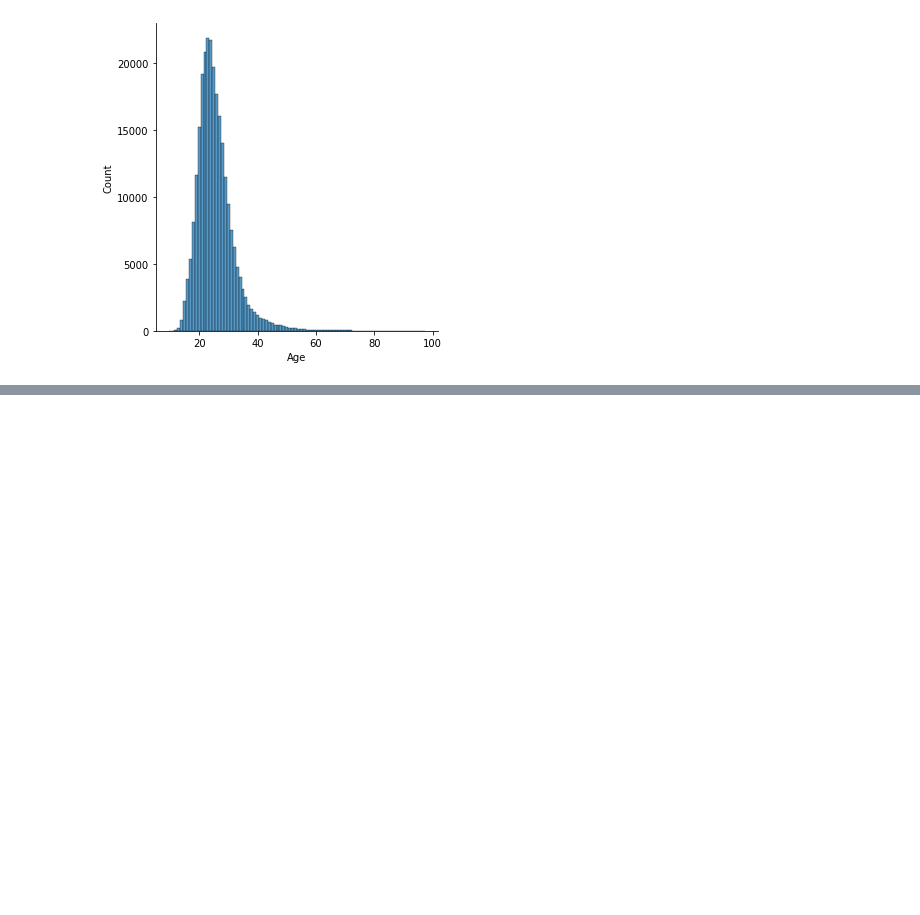
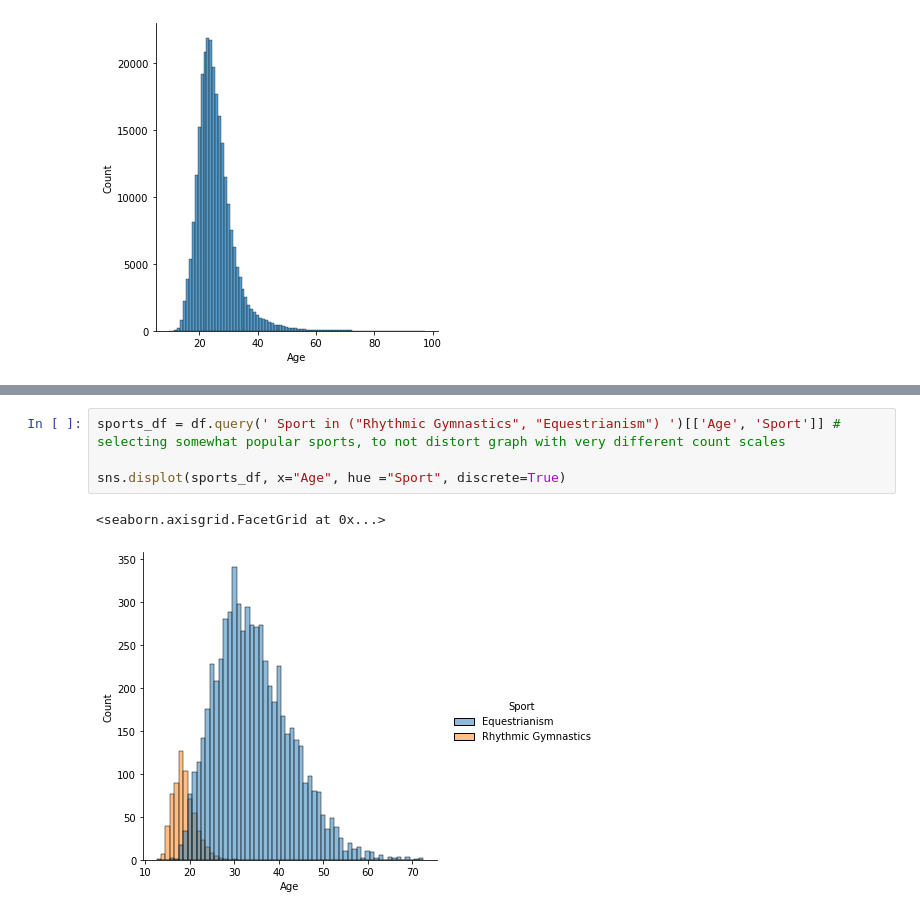
Before and after one commit to llrt/eda-athletes-py, a Jupyter notebook: eda.ipynb, the cells around one changed output, grey strips where cells are left out. Saved outputs shown, nothing was run; the diff lists cells and outputs as text; blank space fills up the shorter version.

```diff
--- a/eda.ipynb
+++ b/eda.ipynb
@@ -255,0 +255,7 @@ Well, USA is not among the countries which have gone to more olympics. So there
+# %%
+sports_df = df.query(' Sport in ("Rhythmic Gymnastics", "Equestrianism") ')[['Age', 'Sport']] # selecting somewhat popular sports, to not distort graph with very different count scales
+
+sns.displot(sports_df, x="Age", hue ="Sport", discrete=True)
+# %% [output]
+<seaborn.axisgrid.FacetGrid at 0x...>
+[figure, added]
```
Also changed, not shown: parts of 25 cells of this notebook.
